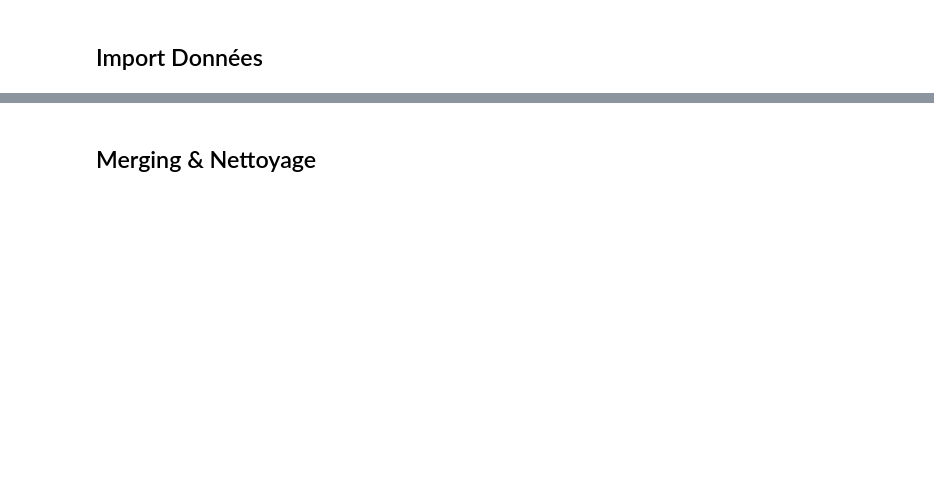
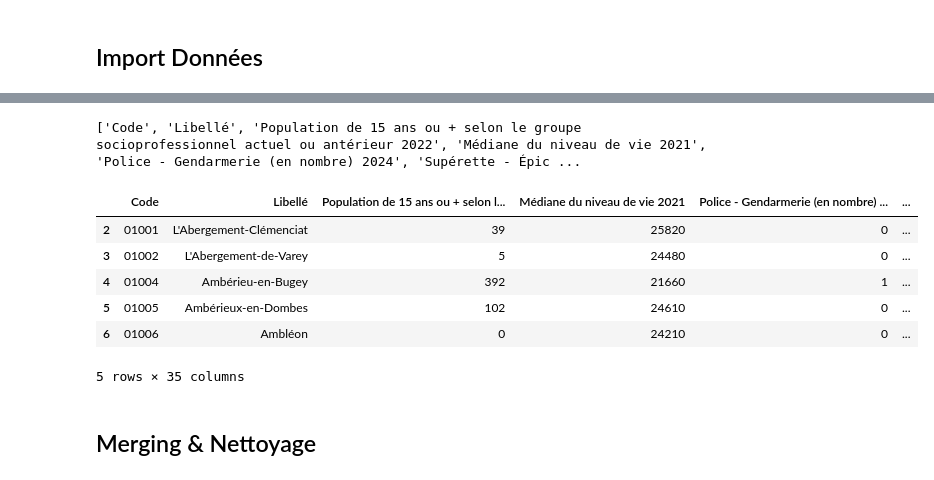
Before and after one commit to dfornier/Python-pour-la-data-science, a Jupyter notebook: Reg_linéaire.ipynb, the cells around one changed output, grey strips where cells are left out. Saved outputs shown, nothing was run; the diff lists cells and outputs as text; code cells hidden in the pictures; blank space fills up the shorter version.

Commit message:
Maj indicateurs communale

```diff
--- a/Reg_linéaire.ipynb
+++ b/Reg_linéaire.ipynb
@@ -28,23 +57,54 @@ df_Indicateurs_département.head()
 # %%
-df_Indicateurs_Commune = pd.read_csv("Bases de données/Indicateurs_communale.csv", sep=";")
+df_Indicateurs_Commune = pd.read_csv("Bases de données/Indicateurs_communale.csv", sep=";", low_memory=False)
 Noms_cols = df_Indicateurs_Commune.loc[1].astype(str).tolist()
 df_Indicateurs_Commune.columns = Noms_cols
+A_supprimer = ["Médecin généraliste (en nombre) 2024",
+    "Supérette - Épicerie (en nombre) 2024",
+    "Boulangerie-pâtisserie (en nombre) 2024",
+    "Salles multisports (gymnases) (en nombre) 2024",
+    "École maternelle, primaire, élémentaire (en nombre) 2024",
+    "Collège (en nombre) 2024",
+    "Lycée (en nombre) 2024",
+    "Code",
+    "Libellé"]
+Noms_cols_explicatives = [c for c in Noms_cols if c not in A_supprimer]
+Noms_cols_explicatives.append("Commerce et infrastructures (en nombre) 2024")
+Noms_cols_explicatives.append("Etablissement d'éducation (en nombre) 2024")
+print(Noms_cols)
 
 df_Indicateurs_Commune = df_Indicateurs_Commune[2:]
 
 df_Indicateurs_Commune["Code"] = df_Indicateurs_Commune["Code"].astype(str).str.strip()
 df_Indicateurs_Commune = df_Indicateurs_Commune.sort_values(by="Code")
 
 Commerce = ["Supérette - Épicerie (en nombre) 2024", "Boulangerie-pâtisserie (en nombre) 2024","Salles multisports (gymnases) (en nombre) 2024"]
 Education = ["École maternelle, primaire, élémentaire (en nombre) 2024", "Collège (en nombre) 2024", "Lycée (en nombre) 2024"]
 
 df_Indicateurs_Commune["Commerce et infrastructures (en nombre) 2024"] = df_Indicateurs_Commune[Commerce].sum(axis=1)
 df_Indicateurs_Commune["Etablissement d'éducation (en nombre) 2024"] = df_Indicateurs_Commune[Education].sum(axis=1)
 
 df_Indicateurs_Commune = df_Indicateurs_Commune.drop(columns=Commerce)
 df_Indicateurs_Commune = df_Indicateurs_Commune.drop(columns=Education)
 
+df_Indicateurs_Commune = df_Indicateurs_Commune.replace("N/A - résultat non disponible",np.nan)
+df_Indicateurs_Commune = df_Indicateurs_Commune.replace("N/A - secret statistique",np.nan)
+df_Indicateurs_Commune = df_Indicateurs_Commune.replace("N/A - division par 0",np.nan)
+df_Indicateurs_Commune = df_Indicateurs_Commune.replace("N/A - résultat non disponibleN/A - résultat non disponibleN/A - résultat non disponible",np.nan)
+df_Indicateurs_Commune = df_Indicateurs_Commune.replace("N/A - division par 0",np.nan)
+
+
+
+
 df_Indicateurs_Commune.head()
+# %% [output]
+['Code', 'Libellé', 'Population de 15 ans ou + selon le groupe socioprofessionnel actuel ou antérieur 2022', 'Médiane du niveau de vie 2021', 'Police - Gendarmerie (en nombre) 2024', 'Supérette - Épic ...
+|  | Code | Libellé | Population de 15 ans ou + selon l... | Médiane du niveau de vie 2021 | Police - Gendarmerie (en nombre) ... | ... |
+| 2 | 01001 | L'Abergement-Clémenciat | 39 | 25820 | 0 | ... |
+| 3 | 01002 | L'Abergement-de-Varey | 5 | 24480 | 0 | ... |
+| 4 | 01004 | Ambérieu-en-Bugey | 392 | 21660 | 1 | ... |
+| 5 | 01005 | Ambérieux-en-Dombes | 102 | 24610 | 0 | ... |
+| 6 | 01006 | Ambléon | 0 | 24210 | 0 | ... |
+5 rows × 35 columns
 # %% [markdown]
 ## Merging & Nettoyage
 # %%
```
Also changed, not shown: parts of 14 cells of this notebook, 1 other file.
